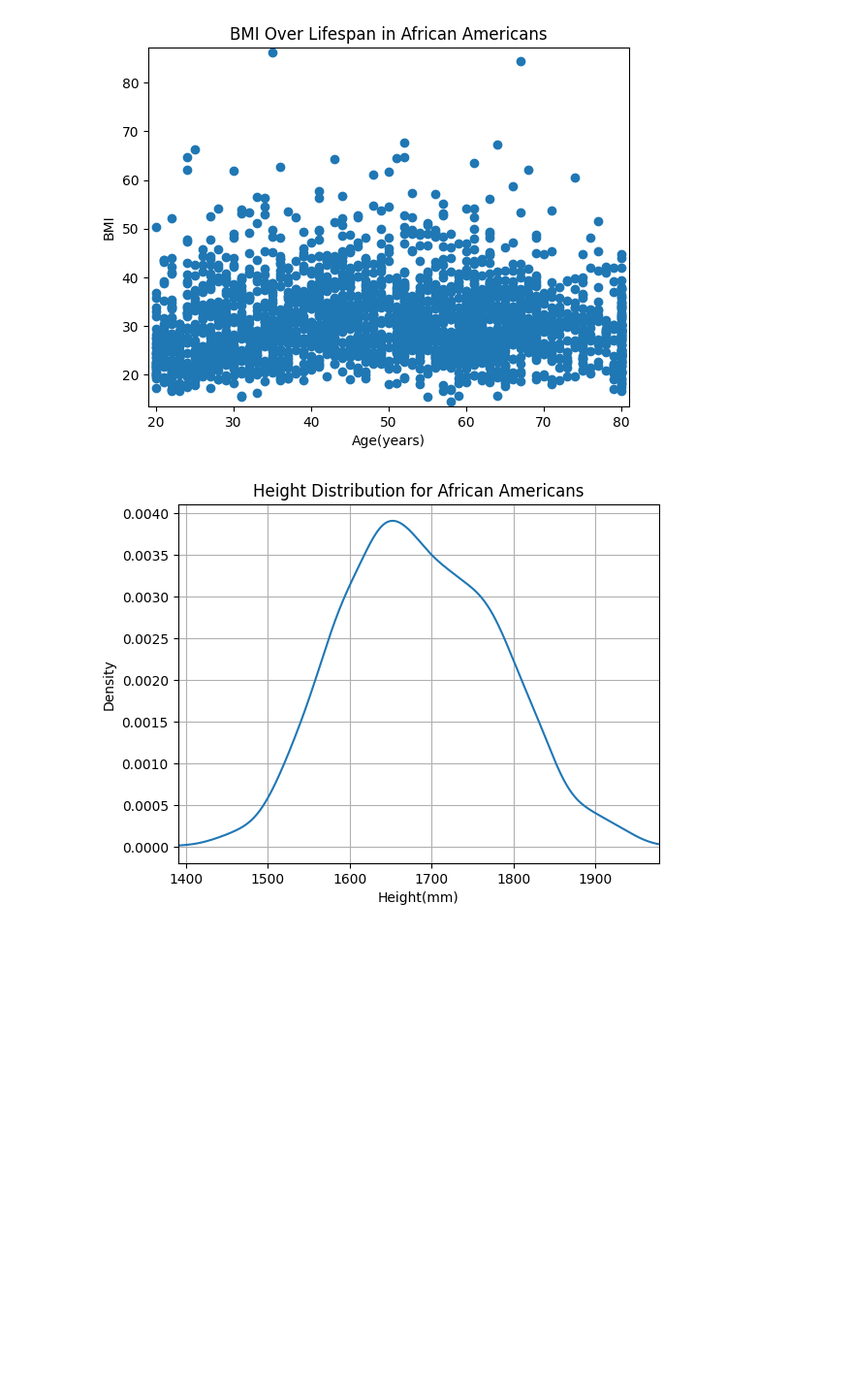
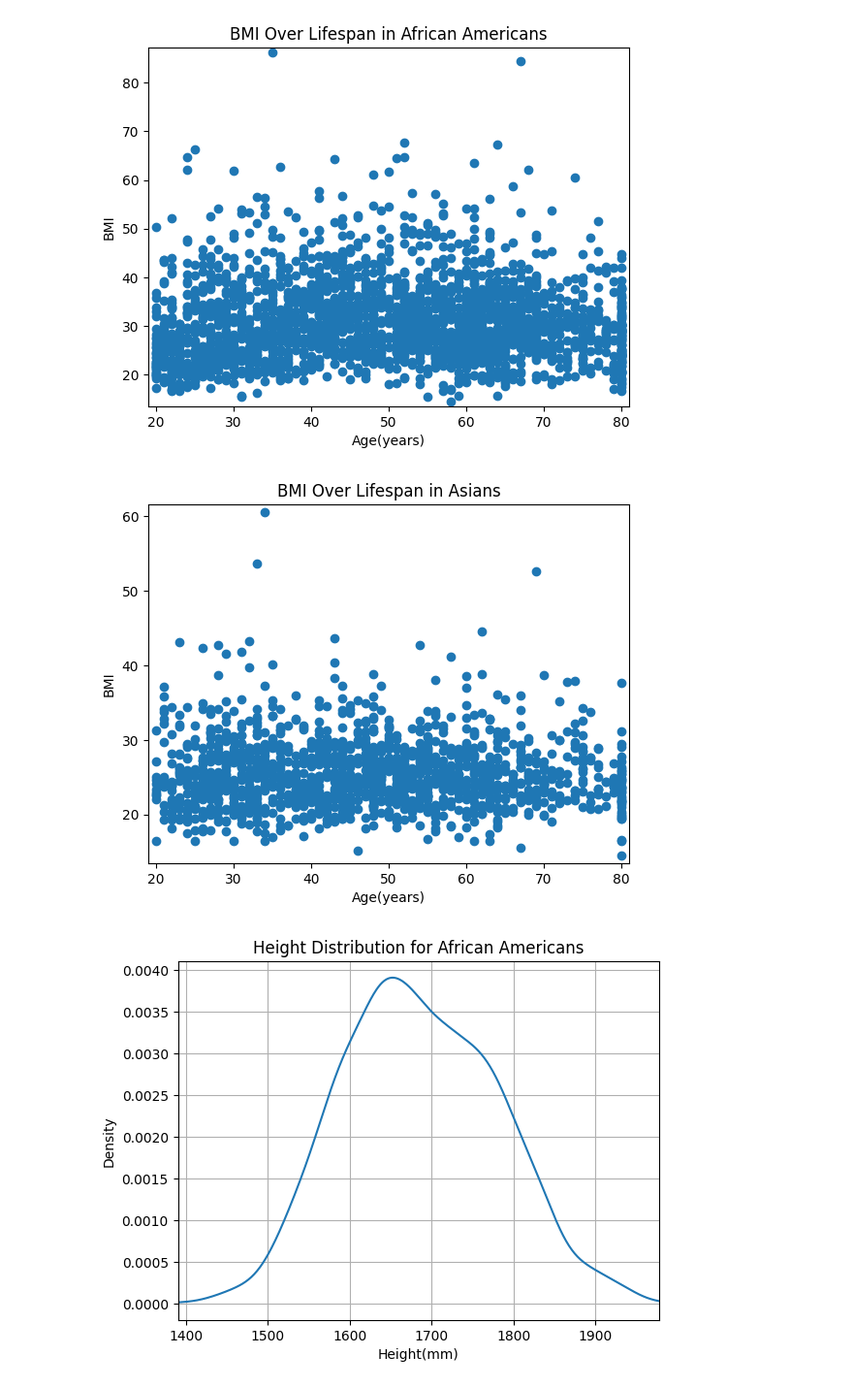
Before and after one commit to aleks111sh/data-science-healthcare-AH, a Jupyter notebook: Data_Science_Healthcare_Dataset.ipynb, the cells around one changed output. Shown at 97% size. Drawn from its saved outputs; the diff is of its cells as text; code cells hidden in the pictures; blank space fills up the shorter version.

```diff
--- a/Data_Science_Healthcare_Dataset.ipynb
+++ b/Data_Science_Healthcare_Dataset.ipynb
@@ -158,6 +158,18 @@ plt.ylabel('BMI')
 plt.show()
 # %% [output]
 [figure]
+# %%
+scatter_x5 = df_a['Age(yrs)']
+scatter_y5 = df_a['BMI']
+plt.scatter(scatter_x5,scatter_y5)
+plt.title('BMI Over Lifespan in Asians')
+plt.xlim(df_a['Age(yrs)'].min()-1,df_a['Age(yrs)'].max()+1)
+plt.ylim(df_a['BMI'].min()-1,df_a['BMI'].max()+1)
+plt.xlabel('Age(years)')
+plt.ylabel('BMI')
+plt.show()
+# %% [output]
+[figure, added]
 # %%
 df_aa['Stature(mm)'].plot(kind='density')
 plt.title('Height Distribution for African Americans')
```
Also changed, not shown: parts of 4 cells of this notebook.
